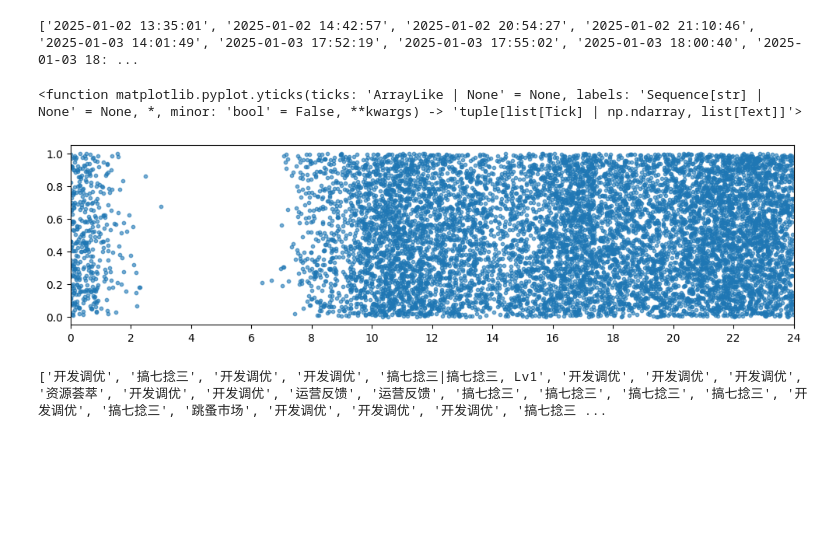
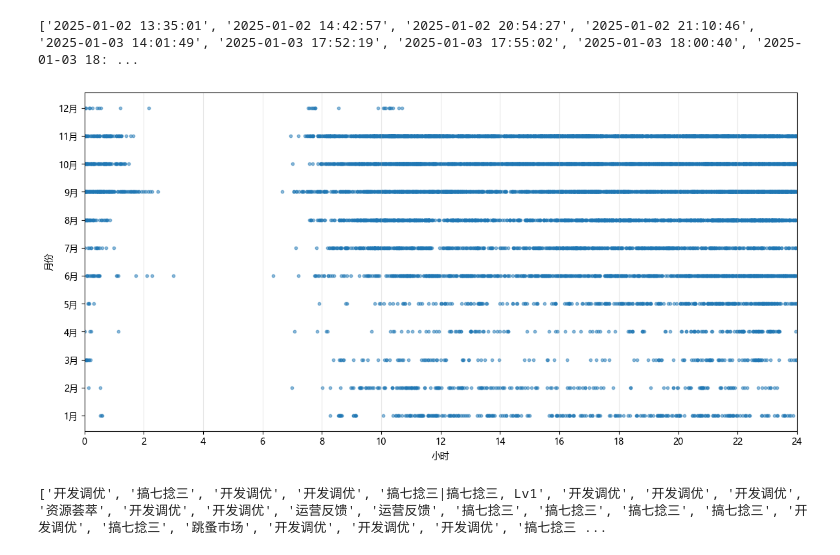
Before and after one commit to Steve5wutongyu6/LinuxDOSummary, a Jupyter notebook: LinuxDOSummary.ipynb, the cells around one changed output. Saved outputs shown, nothing was run; the diff lists cells and outputs as text; code cells hidden in the pictures; blank space fills up the shorter version.

```diff
--- a/LinuxDOSummary.ipynb
+++ b/LinuxDOSummary.ipynb
@@ -81,27 +81,29 @@ print(active_time)
 ['2025-01-02 13:35:01', '2025-01-02 14:42:57', '2025-01-02 20:54:27', '2025-01-02 21:10:46', '2025-01-03 14:01:49', '2025-01-03 17:52:19', '2025-01-03 17:55:02', '2025-01-03 18:00:40', '2025-01-03 18: ...
 # %%
 import pandas as pd
-import numpy as np
 import matplotlib.pyplot as plt
 
-# active_time 为已得到的北京时间字符串数组（格式：'YYYY-MM-DD HH:MM:SS'）
-s = pd.to_datetime(pd.Series(active_time))
+s = pd.to_datetime(active_time)
 
-# 转成一天中的小时（含小数）
-hours = s.dt.hour + s.dt.minute / 60 + s.dt.second / 3600
+df = pd.DataFrame({'dt': s})
+df['hour'] = df['dt'].dt.hour + df['dt'].dt.minute / 60.0
+df['month'] = df['dt'].dt.month
 
-# 生成一点随机抖动作为纵轴，让点不要完全重叠
-y = np.random.uniform(0, 1, size=len(hours))
-
-plt.figure(figsize=(12, 3))
-plt.scatter(hours, y, s=10, alpha=0.6)
+plt.figure(figsize=(12, 6))
+plt.scatter(df['hour'], df['month'], s=10, alpha=0.5)
 
 plt.xlim(0, 24)
 plt.xticks(range(0, 25, 2))
-plt.yticks
+plt.yticks(range(1, 13), [f'{m}月' for m in range(1, 13)])
+
+plt.xlabel('小时')
+plt.ylabel('月份')
+plt.grid(axis='x', alpha=0.3)
+
+plt.tight_layout()
+plt.show()
 # %% [output]
-<function matplotlib.pyplot.yticks(ticks: 'ArrayLike | None' = None, labels: 'Sequence[str] | None' = None, *, minor: 'bool' = False, **kwargs) -> 'tuple[list[Tick] | np.ndarray, list[Text]]'>
-[figure, old version]
+[figure, new version]
 # %%
 # 提取分区数据
 import pandas as pd
```
